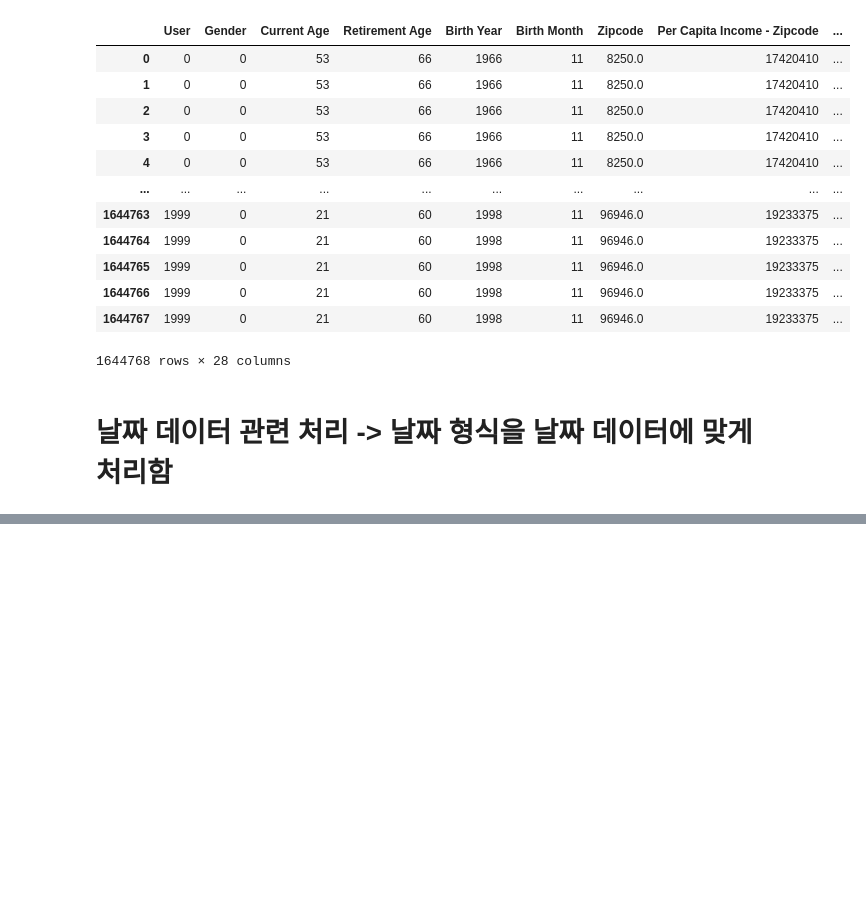
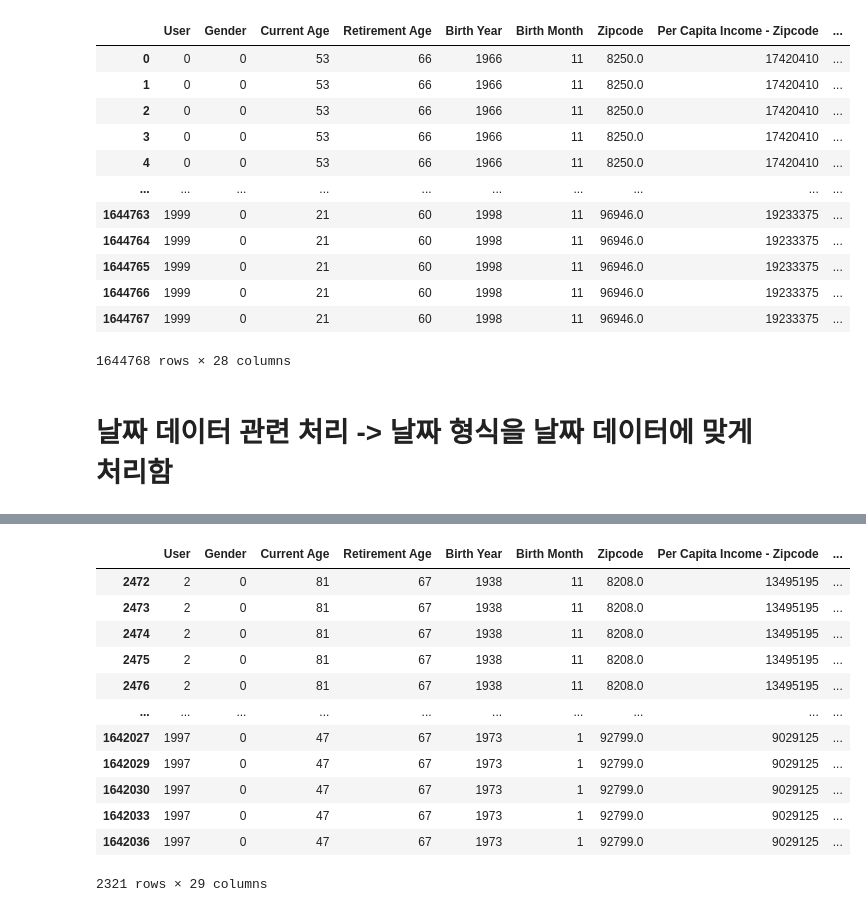
Before and after one commit to VML-potatoes/DS, a Jupyter notebook: 다슬/data_processing.ipynb, the cells around one changed output, grey strips where cells are left out. Cells and saved outputs as stored; diff of their text form; code cells hidden in the pictures; blank space fills up the shorter version.

Commit message:
user_group
유저 사기에 관한 특성 탐색 생각중

```diff
--- a/다슬/data_processing.ipynb
+++ b/다슬/data_processing.ipynb
@@ -138,3 +134,19 @@ data
 1644768 rows × 28 columns
 # %% [markdown]
 # 날짜 데이터 관련 처리 -> 날짜 형식을 날짜 데이터에 맞게 처리함
+# %%
+# day=1을 기본으로 설정하여 연월 데이터만 있는 경우에도 datetime으로 변환
+df=data
+# Expires와 Acct Open Date 컬럼을 datetime 형식으로 변환 (MM/YYYY 형식)
+# 변환 후 YYYY-MM 형식으로 포맷팅
+df['Expires'] = pd.to_datetime(df['Expires'], format='%m/%Y', errors='coerce').dt.strftime('%Y-%m')
+df['Acct Open Date'] = pd.to_datetime(df['Acct Open Date'], format='%m/%Y', errors='coerce').dt.strftime('%Y-%m')
+
+# Year, Month, Day 컬럼을 datetime 형식으로 변환하여 Transaction Date 생성 카드 거래 날짜로 만들어서 사용.
+df['Transaction Date'] = pd.to_datetime(df[['Year', 'Month', 'Day']].astype(str).agg('-'.join, axis=1), errors='coerce')
+
+# Year PIN last Changed 컬럼을 datetime 형식으로 변환하고, 연도만 필요하므로 day와 month를 기본 값으로 설정
+df['Year PIN last Changed'] = pd.to_datetime(df['Year PIN last Changed'].astype(str) + '-01-01', errors='coerce').dt.date
+
+# 변환된 데이터프레임을 확인
+print(df[['Expires', 'Acct Open Date', 'Transaction Date', 'Year PIN last Changed']].head())
@@ -140,0 +200,18 @@ data
+# %%
+# 각 유저별로 사기 거래가 발생한 시점 및 거래 특성 확인
+fraud_transactions = df[df['Is Fraud?'] == 1].sort_values(by=['User', 'Transaction Date'])
+fraud_transactions
+# %% [output]
+|  | User | Gender | Current Age | Retirement Age | Birth Year | Birth Month | Zipcode | Per Capita Income - Zipcode | ... |
+| 2472 | 2 | 0 | 81 | 67 | 1938 | 11 | 8208.0 | 13495195 | ... |
+| 2473 | 2 | 0 | 81 | 67 | 1938 | 11 | 8208.0 | 13495195 | ... |
+| 2474 | 2 | 0 | 81 | 67 | 1938 | 11 | 8208.0 | 13495195 | ... |
+| 2475 | 2 | 0 | 81 | 67 | 1938 | 11 | 8208.0 | 13495195 | ... |
+| 2476 | 2 | 0 | 81 | 67 | 1938 | 11 | 8208.0 | 13495195 | ... |
+| ... | ... | ... | ... | ... | ... | ... | ... | ... | ... |
+| 1642027 | 1997 | 0 | 47 | 67 | 1973 | 1 | 92799.0 | 9029125 | ... |
+| 1642029 | 1997 | 0 | 47 | 67 | 1973 | 1 | 92799.0 | 9029125 | ... |
+| 1642030 | 1997 | 0 | 47 | 67 | 1973 | 1 | 92799.0 | 9029125 | ... |
+| 1642033 | 1997 | 0 | 47 | 67 | 1973 | 1 | 92799.0 | 9029125 | ... |
+| 1642036 | 1997 | 0 | 47 | 67 | 1973 | 1 | 92799.0 | 9029125 | ... |
+2321 rows × 29 columns
```
Also changed, not shown: parts of 9 cells of this notebook, 1 other file.
